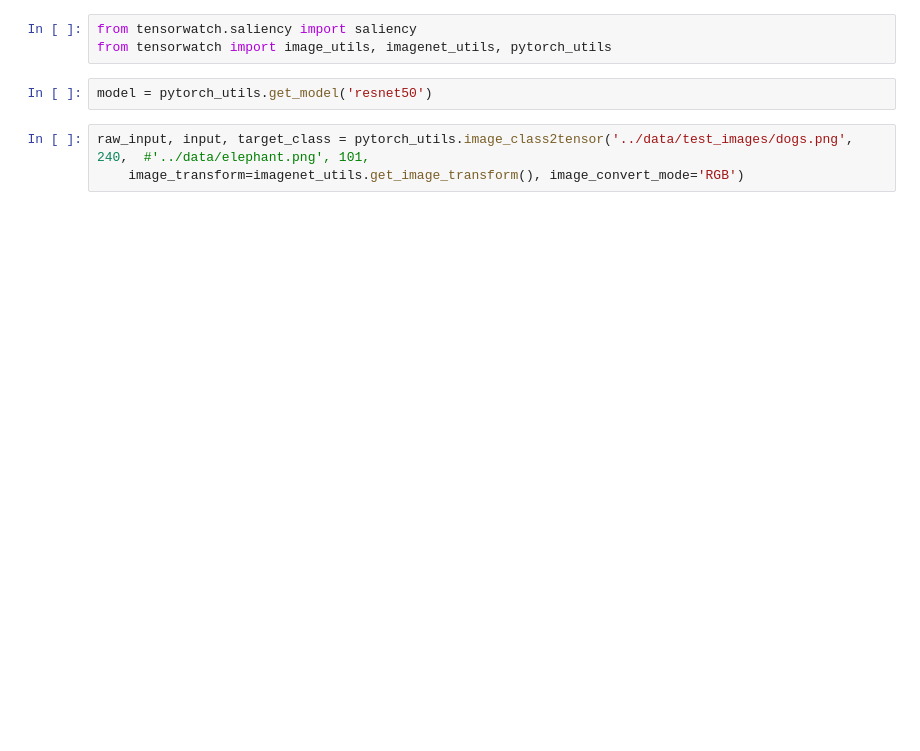
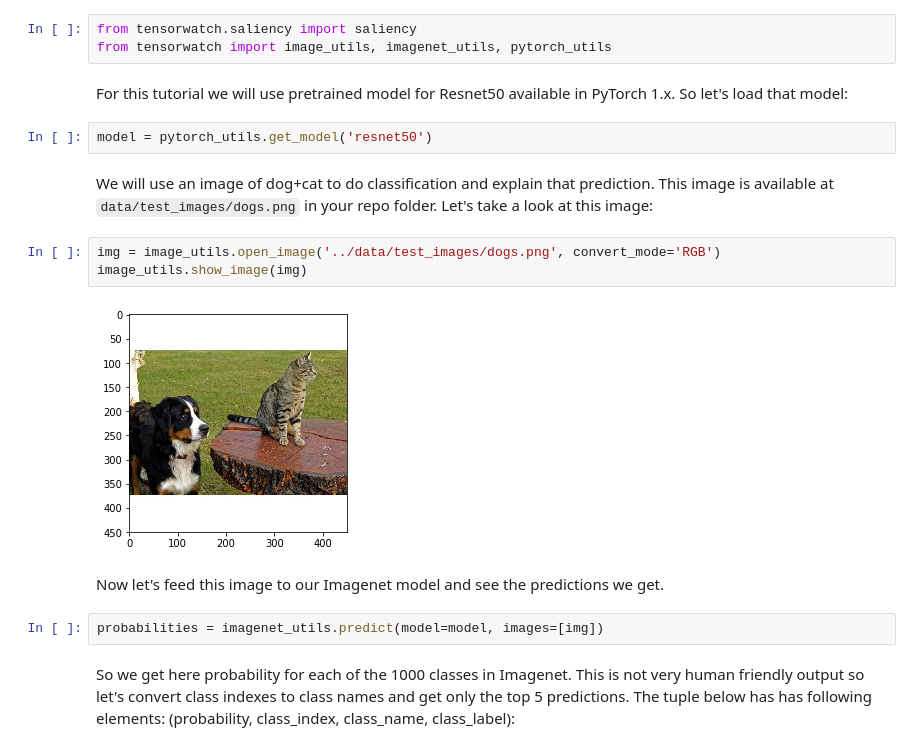
Before and after one commit to microsoft/tensorwatch, a Jupyter notebook: notebooks/cnn_pred_explain.ipynb, the cells around one changed output. Saved outputs shown, nothing was run; the diff lists cells and outputs as text; blank space fills up the shorter version.

Commit message:
Docs for saliency, Credits section in Readme, gradcam ignored for unknown model types

```diff
--- a/notebooks/cnn_pred_explain.ipynb
+++ b/notebooks/cnn_pred_explain.ipynb
@@ -1,8 +7,20 @@
 # %%
 from tensorwatch.saliency import saliency
 from tensorwatch import image_utils, imagenet_utils, pytorch_utils
+# %% [markdown]
+For this tutorial we will use pretrained model for Resnet50 available in PyTorch 1.x. So let's load that model:
 # %%
 model = pytorch_utils.get_model('resnet50')
-# %%
-raw_input, input, target_class = pytorch_utils.image_class2tensor('../data/test_images/dogs.png', 240,  #'../data/elephant.png', 101,
-    image_transform=imagenet_utils.get_image_transform(), image_convert_mode='RGB')
+# %% [markdown]
+We will use an image of dog+cat to do classification and explain that prediction. This image is available at `data/test_images/dogs.png` in your repo folder. Let's take a look at this image:
+# %%
+img = image_utils.open_image('../data/test_images/dogs.png', convert_mode='RGB')
+image_utils.show_image(img)
+# %% [output]
+[figure, added]
+# %% [markdown]
+Now let's feed this image to our Imagenet model and see the predictions we get.
+# %%
+probabilities = imagenet_utils.predict(model=model, images=[img])
+# %% [markdown]
+So we get here probability for each of the 1000 classes in Imagenet. This is not very human friendly output so let's convert class indexes to class names and get only the top 5 predictions. The tuple below has has following elements: (probability, class_index, class_name, class_label):
```
Also changed, not shown: parts of 8 cells of this notebook, 8 other files.
